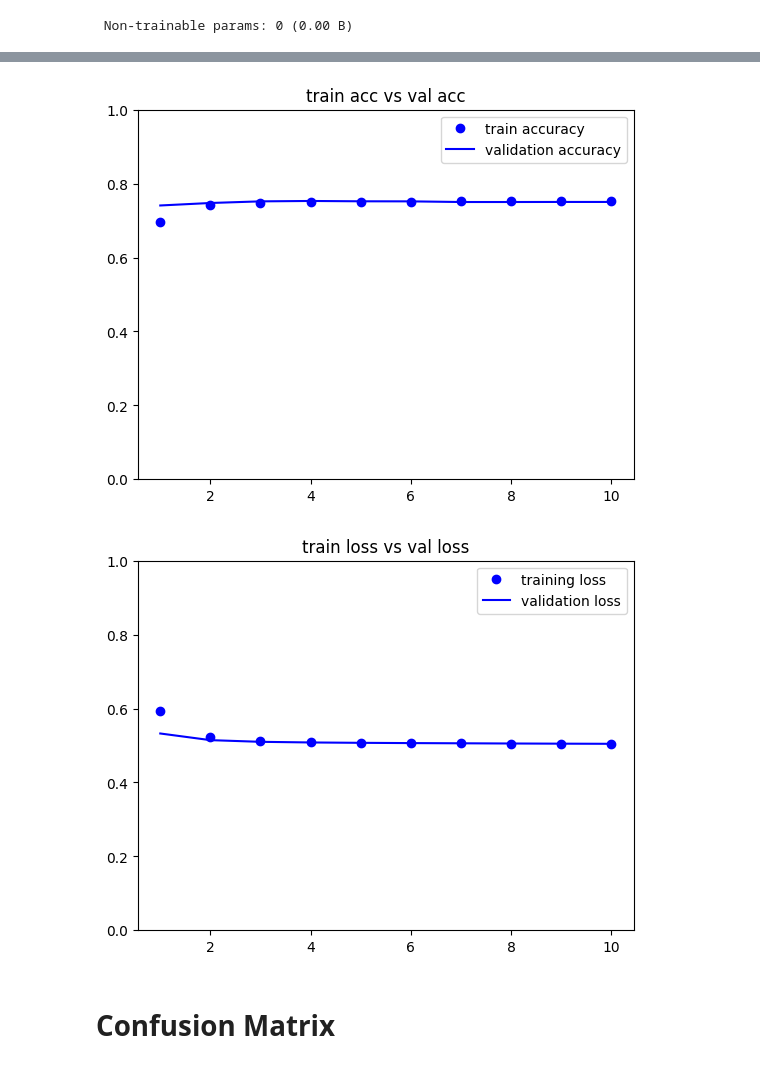
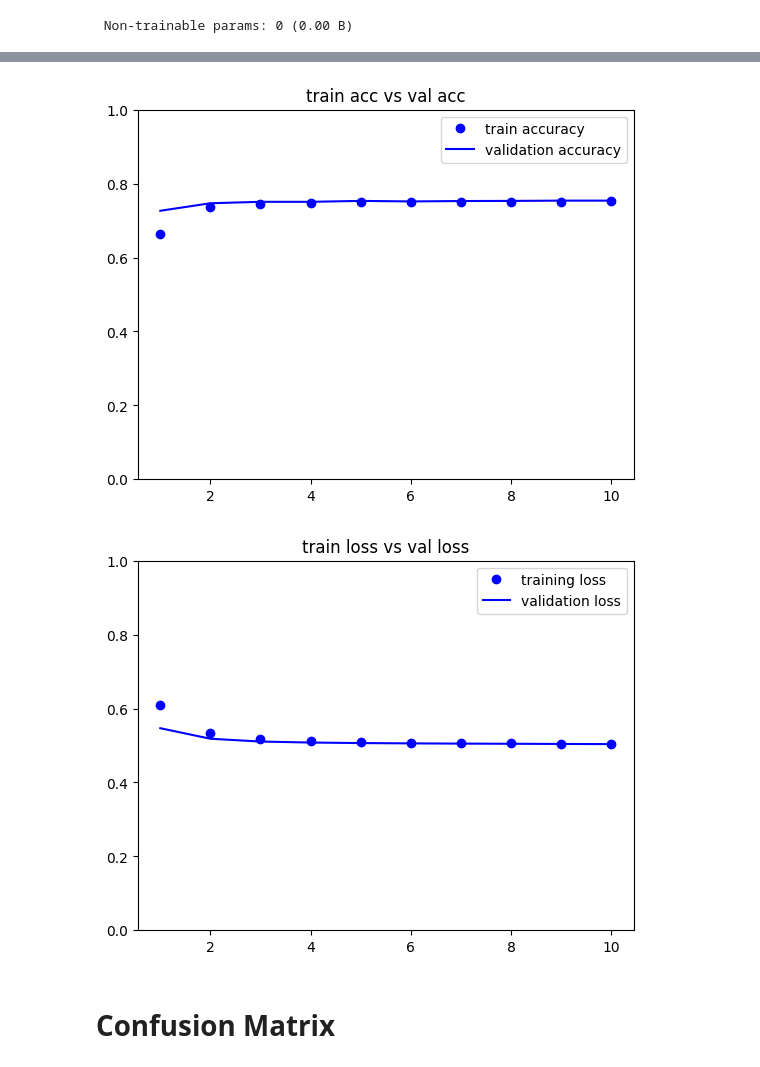
Before and after one commit to mariana-1004/DeteccionDiabetes, a Jupyter notebook: Codigo/Codigo.ipynb, the cells around one changed output, grey strips where cells are left out. Cells and saved outputs as stored; diff of their text form; code cells hidden in the pictures.

```diff
--- a/Codigo/Codigo.ipynb
+++ b/Codigo/Codigo.ipynb
@@ -1,8 +6,8 @@
 # %%
 import pandas as pd
 
-df_iris = pd.read_csv("/content/diabetes_binary_5050split_health_indicators_BRFSS2015.csv")
-df_iris.head()
+df_diabetes = pd.read_csv("/content/diabetes_binary_5050split_health_indicators_BRFSS2015.csv")
+df_diabetes.head()
 # %% [output]
 |  | Diabetes_binary | HighBP | HighChol | CholCheck | BMI | Smoker | Stroke | HeartDiseaseorAttack | ... |
 | 0 | 0.0 | 1.0 | 0.0 | 1.0 | 26.0 | 0.0 | 0.0 | 0.0 | ... |
@@ -38,11 +43,11 @@ from sklearn.preprocessing import StandardScaler, OneHotEncoder, LabelEncoder
 import numpy as np
 
 # Separate features (X) and target (y) - X is already DataFrame, y is Series of strings
-X = df_iris[['HighBP', 'HighChol', 'CholCheck', 'BMI', 'Smoker', 'Stroke',
+X = df_diabetes[['HighBP', 'HighChol', 'CholCheck', 'BMI', 'Smoker', 'Stroke',
              'HeartDiseaseorAttack', 'PhysActivity', 'Fruits', 'Veggies',
              'HvyAlcoholConsump', 'AnyHealthcare', 'NoDocbcCost', 'GenHlth',
              'MentHlth', 'PhysHlth', 'DiffWalk', 'Sex', 'Age', 'Education', 'Income']]
-y_raw = df_iris['Diabetes_binary']
+y_raw = df_diabetes['Diabetes_binary']
 
 # Encode the target variable (species) to numerical labels
 le = LabelEncoder()
@@ -97,7 +102,7 @@ model.add(layers.Dense(1,activation='sigmoid'))
 model.summary()
 
 model.compile(loss='binary_crossentropy',
-						optimizer=optimizers.RMSprop(learning_rate=2e-5),
+						optimizer=optimizers.Adam(learning_rate=2e-5),
 						metrics=['acc','precision','recall'])
 # %% [output]
 Model: "sequential"
@@ -114,8 +128,15 @@ Model: "sequential"
+# %%
+checkpoint_path = "/content/drive/MyDrive/DiabetesModel/checkpoint.weights.h5"
+checkpoint = ModelCheckpoint(filepath = checkpoint_path,
+                             save_freq = "epoch",
+                             save_weights_only = True,
+                             verbose = 1)
 # %%
 history = model.fit(X_train_scaled, y_train,
 				epochs = 10,
 				validation_split =.10,
-        batch_size=32)
+        batch_size=32,
+				callbacks = [checkpoint])
 
 
 acc = history.history['acc']
@@ -166,5 +184,5 @@ Epoch 10/10
-[figure, old version]
+[figure, new version]
-[figure, old version]
+[figure, new version]
 # %% [markdown]
 # **Confusion Matrix**
 # %%
```
Also changed, not shown: parts of 12 cells of this notebook, 1 other file.
